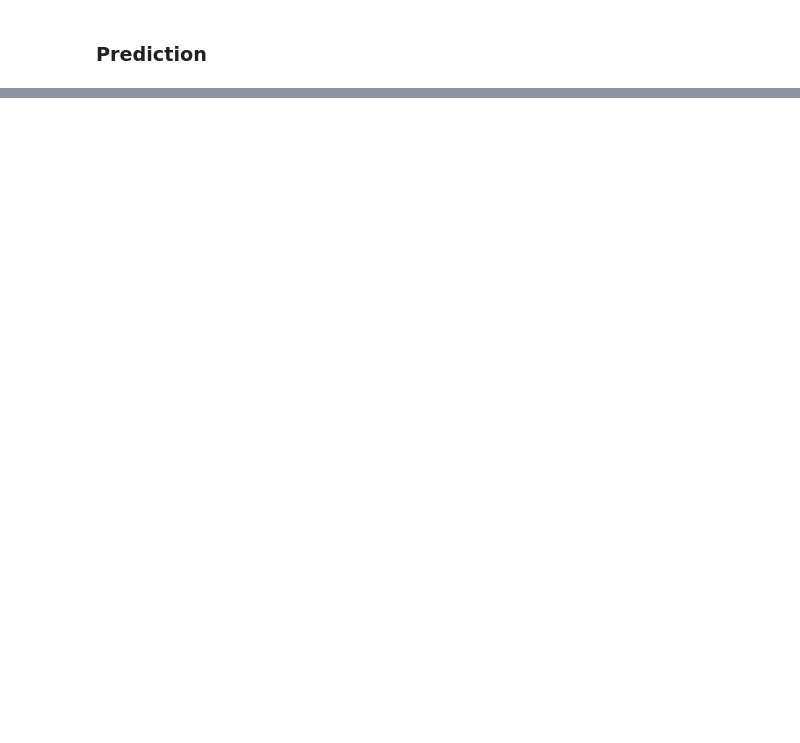
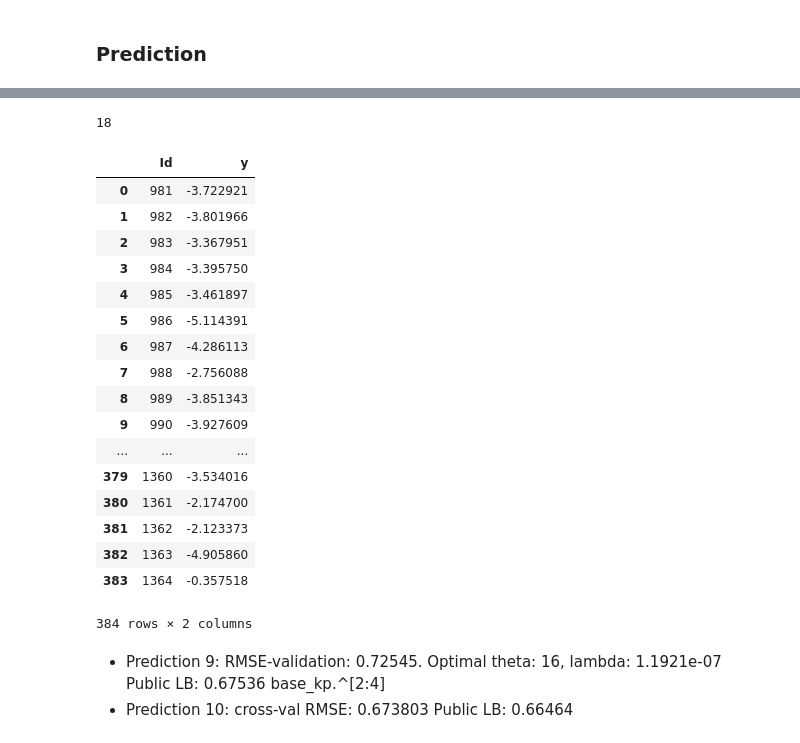
Before and after one commit to anthonyhu/aerosol-depth-prediction, a Jupyter notebook: Neural network stacking of kernel embedding.ipynb, the cells around one changed output, grey strips where cells are left out. Cells and saved outputs as stored; diff of their text form; code cells hidden in the pictures; blank space fills up the shorter version.

```diff
--- a/Neural network stacking of kernel embedding.ipynb
+++ b/Neural network stacking of kernel embedding.ipynb
@@ -388,3 +484,7 @@ RMSE(model_dnn.predict(kernel_train[cols_kernel]), y_train)
+# %%
+model_dnn.n_iter_
+# %% [output]
+18
 # %%
 # Prediction
 y_hat_test = model_dnn.predict(kernel_test[cols_kernel])
@@ -397,0 +498,25 @@ test_pred.to_csv("Prediction_10.csv", index=False)
+# %%
+test_pred
+# %% [output]
+|  | Id | y |
+| 0 | 981 | -3.722921 |
+| 1 | 982 | -3.801966 |
+| 2 | 983 | -3.367951 |
+| 3 | 984 | -3.395750 |
+| 4 | 985 | -3.461897 |
+| 5 | 986 | -5.114391 |
+| 6 | 987 | -4.286113 |
+| 7 | 988 | -2.756088 |
+| 8 | 989 | -3.851343 |
+| 9 | 990 | -3.927609 |
+| ... | ... | ... |
+| 379 | 1360 | -3.534016 |
+| 380 | 1361 | -2.174700 |
+| 381 | 1362 | -2.123373 |
+| 382 | 1363 | -4.905860 |
+| 383 | 1364 | -0.357518 |
+384 rows × 2 columns
+# %% [markdown]
+* Prediction 9: RMSE-validation: 0.72545.
+Optimal theta: 16, lambda: 1.1921e-07 Public LB: 0.67536 base_kp.^[2:4]
+* Prediction 10: cross-val RMSE: 0.673803 Public LB: 0.66464
```
Also changed, not shown: parts of 39 cells of this notebook.
